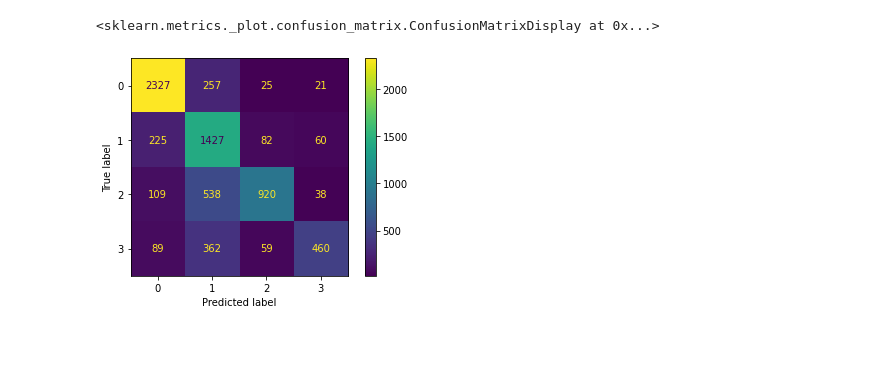
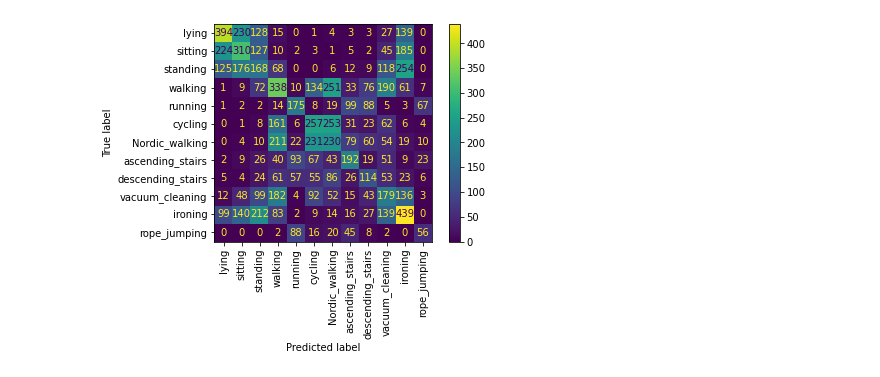
Before and after one commit to texsmv/mts_feature_learning, a Jupyter notebook: PAMAP2_bias.ipynb, the cells around one changed output. Drawn from its saved outputs; the diff is of its cells as text; code cells hidden in the pictures; blank space fills up the shorter version.

```diff
--- a/PAMAP2_bias.ipynb
+++ b/PAMAP2_bias.ipynb
@@ -13,24 +16,33 @@ from sklearn.metrics import confusion_matrix, ConfusionMatrixDisplay
 # %%
 # dataset = DatasetHARUML20(mode = 'leave-one-subject')
-dataset = DatasetPAMAP2(mode = 'leave-one-subject')
-
-saver = MetricsSaver('PAMAP2_bias', rows = ['train', 'test'], cols=['F1-score', 'Balanced Accuracy'])
+dataset = DatasetPAMAP2(mode = 'leave-one-subject',signals=['heartrate'])
+# CLASS_LABELS = [
+#     "Sedentary",
+#     "Light",
+#     "Moderate",
+#     "Vigorous",
+# ]
+saver = MetricsSaver('PAMAP2_heartrate_HAR', rows = ['train', 'test'], cols=['F1-score', 'Balanced Accuracy'])
 # %%
 predicted_classes = []
 real_classes = []
 while dataset.loadData():
+    # if datasetName == 'PAMAP2':
+    le = LabelEncoder()
+    dataset.y_train = le.fit_transform(dataset.y_train)
+    dataset.y_test = le.transform(dataset.y_test)
 
     # Preparing data
-    ts_train = TSerie(dataset.X_train, dataset.Int_train)
-    ts_test = TSerie(dataset.X_test, dataset.Int_test)
-    ts_train.center()
-    ts_test.center()
+    ts_train = TSerie(dataset.X_train, dataset.y_train)
+    ts_test = TSerie(dataset.X_test, dataset.y_test)
+    # ts_train.center()
+    # ts_test.center()
     ts_train.folding_features_v2()
     ts_test.folding_features_v2()
 
 
     # Getting features
-    model = UMAP_FL(n_components=32,n_neighbors=15, n_epochs=1000)
+    model = UMAP_FL(n_components=16,n_neighbors=15, n_epochs=1000)
     ts_train.features = model.fit_transform(ts_train.features, y=ts_train.y)
     ts_test.features = model.transform(ts_test.features)
 
@@ -53,16 +65,17 @@ while dataset.loadData():
     saver.addLog('test', 'F1-score', test_f1)
     saver.addLog('train', 'Balanced Accuracy', train_bacc)
     saver.addLog('test', 'Balanced Accuracy', test_bacc)
+    # break
 
 predicted_classes = np.concatenate(predicted_classes, axis = 0)
 real_classes = np.concatenate(real_classes, axis = 0)
-# %%
-from sklearn.metrics import confusion_matrix, ConfusionMatrixDisplay
-
-cm = confusion_matrix(real_classes, predicted_classes)
-disp = ConfusionMatrixDisplay(confusion_matrix=cm) # display_labels= activities[2:]
-disp.plot()
-# %% [output]
-<sklearn.metrics._plot.confusion_matrix.ConfusionMatrixDisplay at 0x...>
-[figure, removed]
+# %%
+# # if datasetName == 'PAMAP2':
+classes = np.unique(real_classes).astype(int)
+CLASS_LABELS = [dataset.activities_map[classL] for classL in le.inverse_transform(classes) ]
+# %%
+
+saveConfusionMatrix(real_classes, predicted_classes,'PAMAP_heartrate_HAR', labels=CLASS_LABELS, xrotation=90)
+# %% [output]
+[figure, added]
 # %%
```
Also changed, not shown: parts of 7 cells of this notebook, 3 other files.
